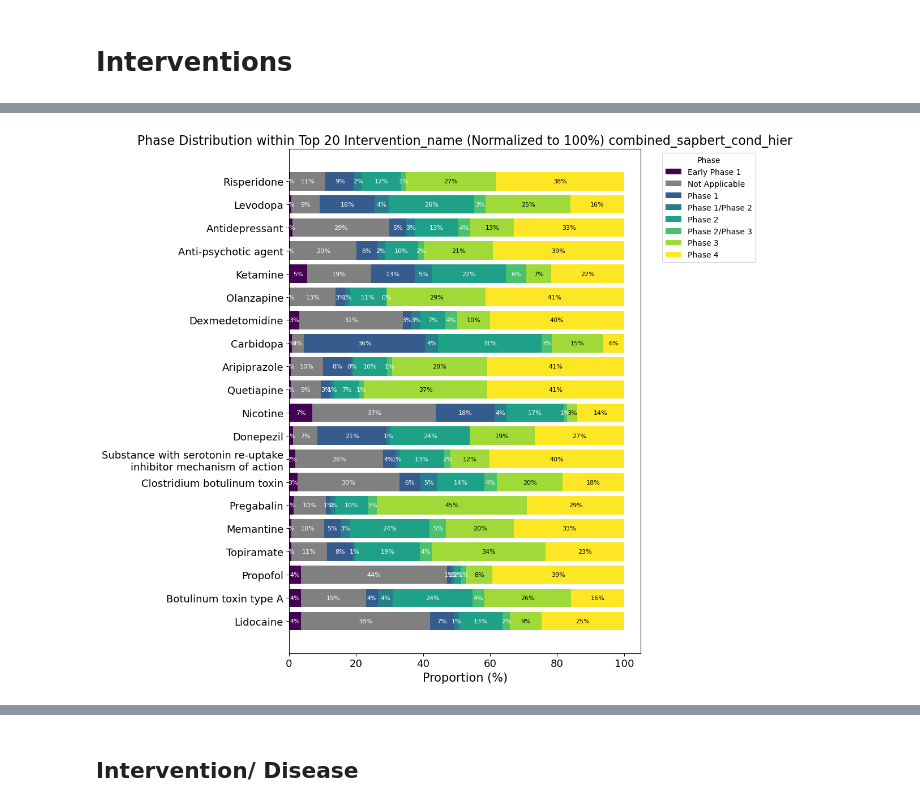
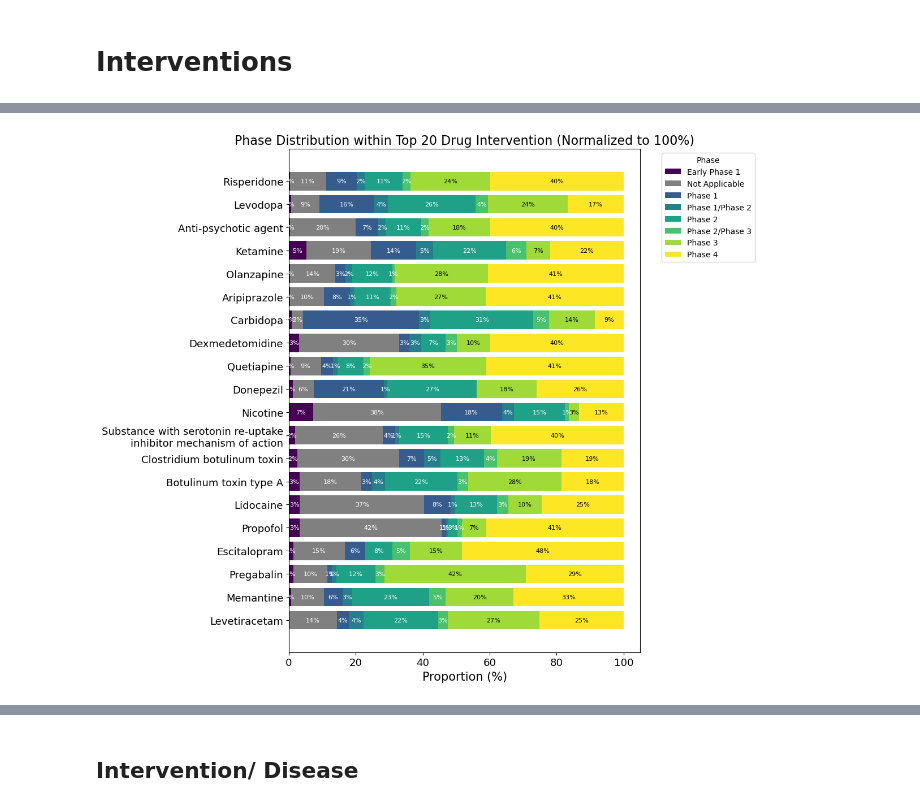
Before and after one commit to Ineichen-Group/NeuroTrialAnalysis, a Jupyter notebook: 03-AACT-condition-intervention.ipynb, the cells around one changed output, grey strips where cells are left out. Saved outputs shown, nothing was run; the diff lists cells and outputs as text; code cells hidden in the pictures.

```diff
--- a/03-AACT-condition-intervention.ipynb
+++ b/03-AACT-condition-intervention.ipynb
@@ -180,8 +214,8 @@ def remove_suffixes(text):
     return text
 
 # Apply the function to the relevant columns
-reference_data['intervention_name'] = reference_data['intervention_name'].apply(remove_suffixes)
-reference_data['Neurological Disease'] = reference_data['Neurological Disease'].apply(remove_suffixes)
+reference_data[drug_col_name] = reference_data[drug_col_name].apply(remove_suffixes)
+reference_data[condition_col_name] = reference_data[condition_col_name].apply(remove_suffixes)
 # %%
 reference_data.shape
 # %% [output]
@@ -484,7 +572,7 @@ def plot_phase_distribution(data, entity_column, entity_type, phase_column, nct_
     plt.tick_params(axis='x', labelsize=13)
 
     plt.xlabel('Proportion (%)', fontsize=15)
-    plt.title(f'Phase Distribution within Top {top_n} {entity_column.capitalize()} (Normalized to 100%) {annotations_type}', fontsize=16)
+    plt.title(f'Phase Distribution within Top {top_n} {entity_column} (Normalized to 100%)', fontsize=16)
     plt.legend(title='Phase', bbox_to_anchor=(1.05, 1), loc='upper left')
     plt.tight_layout()
     plt.savefig(viz_path / f'{entity_type}_phase_proportions_{annotations_type}.png')
@@ -575,7 +1360,7 @@ import textwrap
 # %%
 viz_path_interventions = Path("viz/interventions/")
 # %%
-aact_disease_intervention = reference_data[['nct_id', 'Neurological Disease', 'Disease Class', 'intervention_name', 'intervention_type', 'phase', 'overall_status', 'start_year']]
+aact_disease_intervention = reference_data[['nct_id', condition_col_name, 'Disease Class', drug_col_name, 'intervention_type', 'phase', 'overall_status', 'start_year']]
 # %%
 #filtered_df = aact_disease_intervention[(aact_disease_intervention['intervention_type'] == 'Drug') | (aact_disease_intervention['intervention_type'] == 'Biological')]
 #filtered_df = aact_disease_intervention[(aact_disease_intervention['intervention_name'] != 'Saline') & (aact_disease_intervention['intervention_type'] != 'Normal saline')]
@@ -589,6 +1372,6 @@ Flushing oldest 200 entries.
 # %%
-aact_disease_intervention.dropna(subset=['intervention_name'], inplace=True)
-aact_disease_intervention.drop(aact_disease_intervention[aact_disease_intervention['intervention_name'] == ''].index, inplace=True)
+aact_disease_intervention.dropna(subset=[drug_col_name], inplace=True)
+aact_disease_intervention.drop(aact_disease_intervention[aact_disease_intervention[drug_col_name] == ''].index, inplace=True)
 # %% [output]
 A value is trying to be set on a copy of a slice from a DataFrame
 
@@ -645,4 +1461,4 @@ top_interventions_filtered
 # %%
-plot_phase_distribution(aact_disease_intervention, 'intervention_name', 'interventions', 'phase', 'nct_id', annotations_type, viz_path_interventions, top_n=20)
+plot_phase_distribution(aact_disease_intervention, drug_col_name, 'interventions', 'phase', 'nct_id', annotations_type, viz_path_interventions, top_n=20)
 # %% [output]
-[figure, old version]
+[figure, new version]
```
Also changed, not shown: parts of 99 cells of this notebook.
